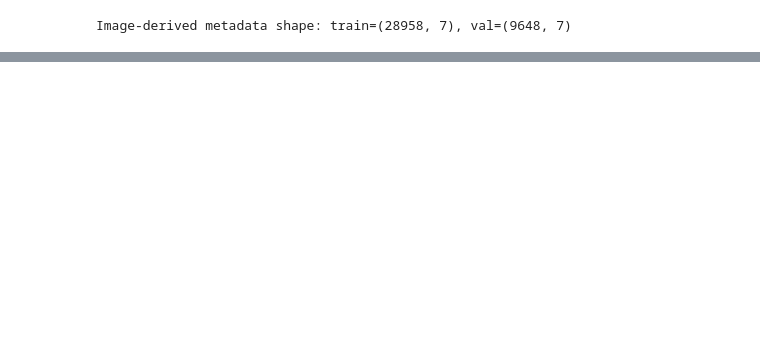
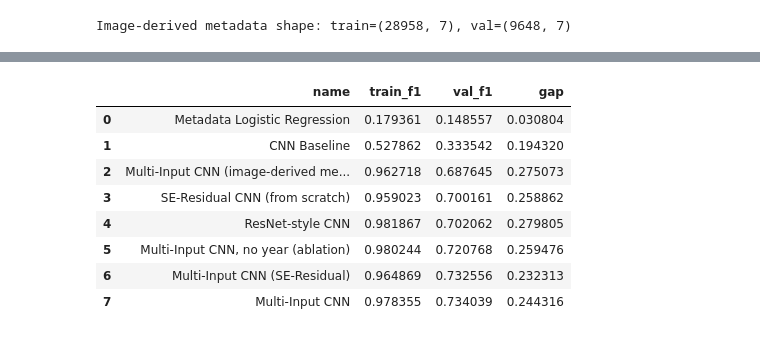
Before and after one commit to whiteshark05/COSC2753-Assignment-2, a Jupyter notebook: notebooks/COSC2753_A2_Task1.ipynb, the cells around one changed output, grey strips where cells are left out. Cells and saved outputs as stored; diff of their text form; code cells hidden in the pictures; blank space fills up the shorter version.

```diff
--- a/notebooks/COSC2753_A2_Task1.ipynb
+++ b/notebooks/COSC2753_A2_Task1.ipynb
@@ -1606 +1690,31 @@ Multi-Input CNN (SE-Residual): macro-F1=0.737 (CI 0.712-0.763)
+# %%
+# --- Table 3: train vs. validation F1 -- how much is each model overfitting? ---
+train_val_results = []
+for name in all_models:
+    train_loader = train_loaders[name]
+    if train_loader is None:
+        y_true_tr, pred_tr = y_meta_train, logreg.predict(X_meta_train)
+    else:
+        model = all_models[name][0]
+        y_true_tr, pred_tr = get_predictions(model, train_loader)
+
+    y_true_val, pred_val = all_model_predictions[name]
+    train_f1 = f1_score(y_true_tr, pred_tr, average='macro', zero_division=0)
+    val_f1 = f1_score(y_true_val, pred_val, average='macro', zero_division=0)
+
+    train_val_results.append({"name": name, "train_f1": train_f1, "val_f1": val_f1,
+                               "gap": train_f1 - val_f1})
+
+train_val_table = pd.DataFrame(train_val_results).sort_values("val_f1").reset_index(drop=True)
+train_val_table
+# %% [output]
+|  | name | train_f1 | val_f1 | gap |
+| 0 | Metadata Logistic Regression | 0.179361 | 0.148557 | 0.030804 |
+| 1 | CNN Baseline | 0.527862 | 0.333542 | 0.194320 |
+| 2 | Multi-Input CNN (image-derived me... | 0.962718 | 0.687645 | 0.275073 |
+| 3 | SE-Residual CNN (from scratch) | 0.959023 | 0.700161 | 0.258862 |
+| 4 | ResNet-style CNN | 0.981867 | 0.702062 | 0.279805 |
+| 5 | Multi-Input CNN, no year (ablation) | 0.980244 | 0.720768 | 0.259476 |
+| 6 | Multi-Input CNN (SE-Residual) | 0.964869 | 0.732556 | 0.232313 |
+| 7 | Multi-Input CNN | 0.978355 | 0.734039 | 0.244316 |
 # %% [markdown]
```
Also changed, not shown: parts of 76 cells of this notebook, 1 other file.
